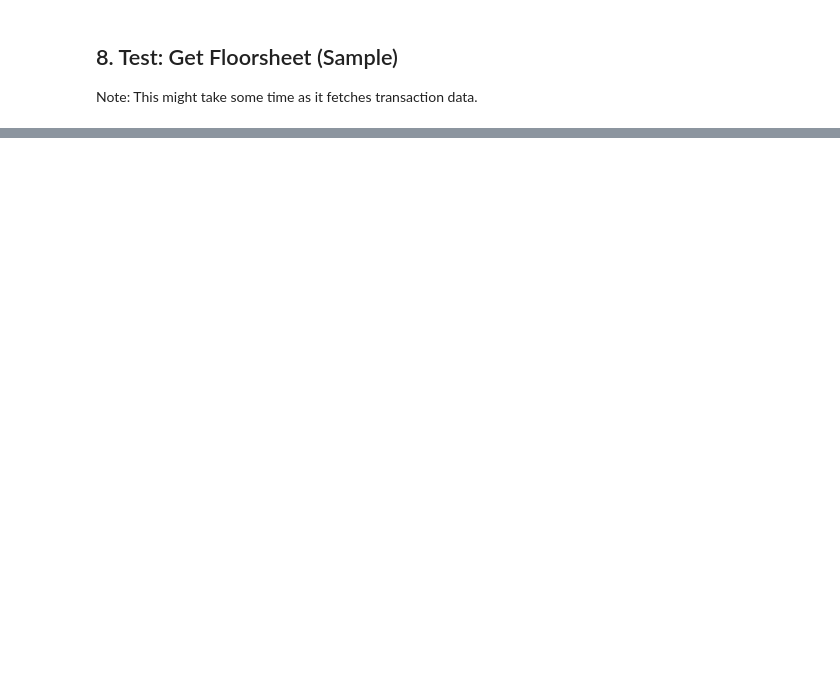
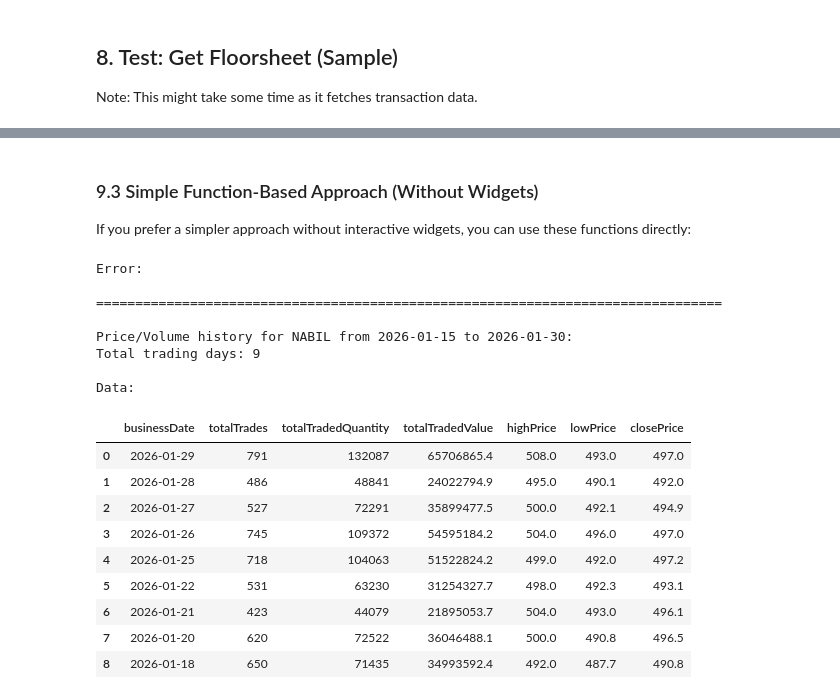
Before and after one commit to RoshanKapali/NEPSE-API-Test, a Jupyter notebook: test_nepse_api.ipynb, the cells around one changed output, grey strips where cells are left out. Cells and saved outputs as stored; diff of their text form; code cells hidden in the pictures; blank space fills up the shorter version.

```diff
--- a/test_nepse_api.ipynb
+++ b/test_nepse_api.ipynb
@@ -201,0 +483,63 @@ If all the cells above executed successfully, the NEPSE Unofficial API is workin
+# %% [markdown]
+### 9.3 Simple Function-Based Approach (Without Widgets)
+
+If you prefer a simpler approach without interactive widgets, you can use these functions directly:
+# %%
+# Example 1: Get floorsheet for a specific company on a specific date
+symbol = "NABIL"
+specific_date = "2026-01-28"  # YYYY-MM-DD format (recent trading day)
+
+try:
+    floorsheet_data = nepse.getFloorSheetOf(symbol, business_date=specific_date)
+    print(f"Floorsheet for {symbol} on {specific_date}:")
+    print(f"Total records: {len(floorsheet_data)}")
+
+    if floorsheet_data:
+        df = pd.DataFrame(floorsheet_data)
+        print("\nFirst 5 records:")
+        display(df.head())
+except Exception as e:
+    print(f"Error: {e}")
+
+print("\n" + "="*80 + "\n")
+
+# Example 2: Get price/volume history for a date range
+symbol = "NABIL"
+start_date = date(2026, 1, 15)
+end_date = date(2026, 1, 30)
+
+try:
+    history_data = nepse.getCompanyPriceVolumeHistory(symbol, start_date=start_date, end_date=end_date)
+
+    if history_data and 'content' in history_data:
+        records = history_data['content']
+        print(f"Price/Volume history for {symbol} from {start_date} to {end_date}:")
+        print(f"Total trading days: {len(records)}")
+
+        if records:
+            df = pd.DataFrame(records)
+            print("\nData:")
+            display(df)
+    else:
+        print("No data available.")
+except Exception as e:
+    print(f"Error: {e}")
+# %% [output]
+Error:
+
+================================================================================
+
+Price/Volume history for NABIL from 2026-01-15 to 2026-01-30:
+Total trading days: 9
+
+Data:
+|  | businessDate | totalTrades | totalTradedQuantity | totalTradedValue | highPrice | lowPrice | closePrice |
+| 0 | 2026-01-29 | 791 | 132087 | 65706865.4 | 508.0 | 493.0 | 497.0 |
+| 1 | 2026-01-28 | 486 | 48841 | 24022794.9 | 495.0 | 490.1 | 492.0 |
+| 2 | 2026-01-27 | 527 | 72291 | 35899477.5 | 500.0 | 492.1 | 494.9 |
+| 3 | 2026-01-26 | 745 | 109372 | 54595184.2 | 504.0 | 496.0 | 497.0 |
+| 4 | 2026-01-25 | 718 | 104063 | 51522824.2 | 499.0 | 492.0 | 497.2 |
+| 5 | 2026-01-22 | 531 | 63230 | 31254327.7 | 498.0 | 492.3 | 493.1 |
+| 6 | 2026-01-21 | 423 | 44079 | 21895053.7 | 504.0 | 493.0 | 496.1 |
+| 7 | 2026-01-20 | 620 | 72522 | 36046488.1 | 500.0 | 490.8 | 496.5 |
+| 8 | 2026-01-18 | 650 | 71435 | 34993592.4 | 492.0 | 487.7 | 490.8 |
```
Also changed, not shown: parts of 23 cells of this notebook, 1 other file.
